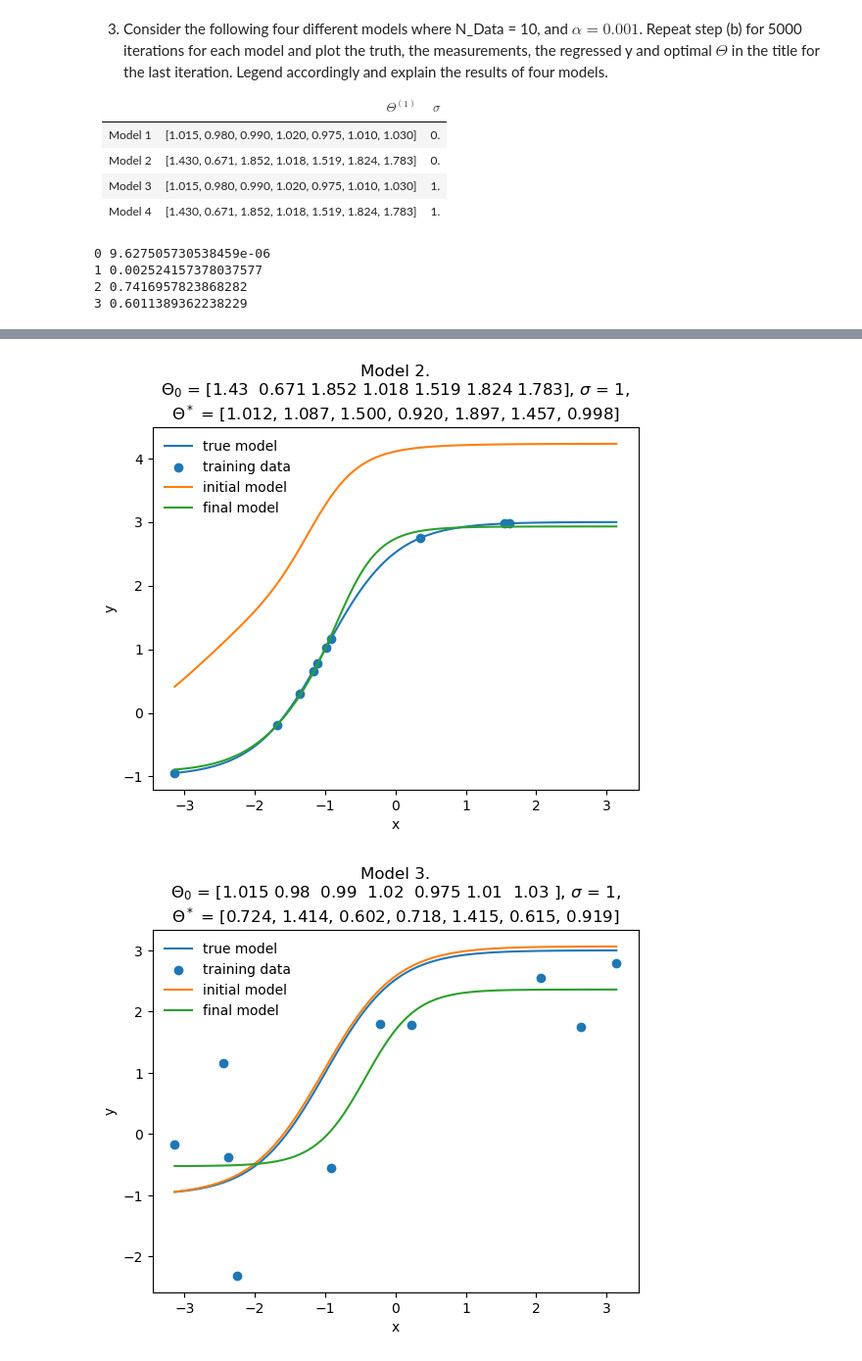
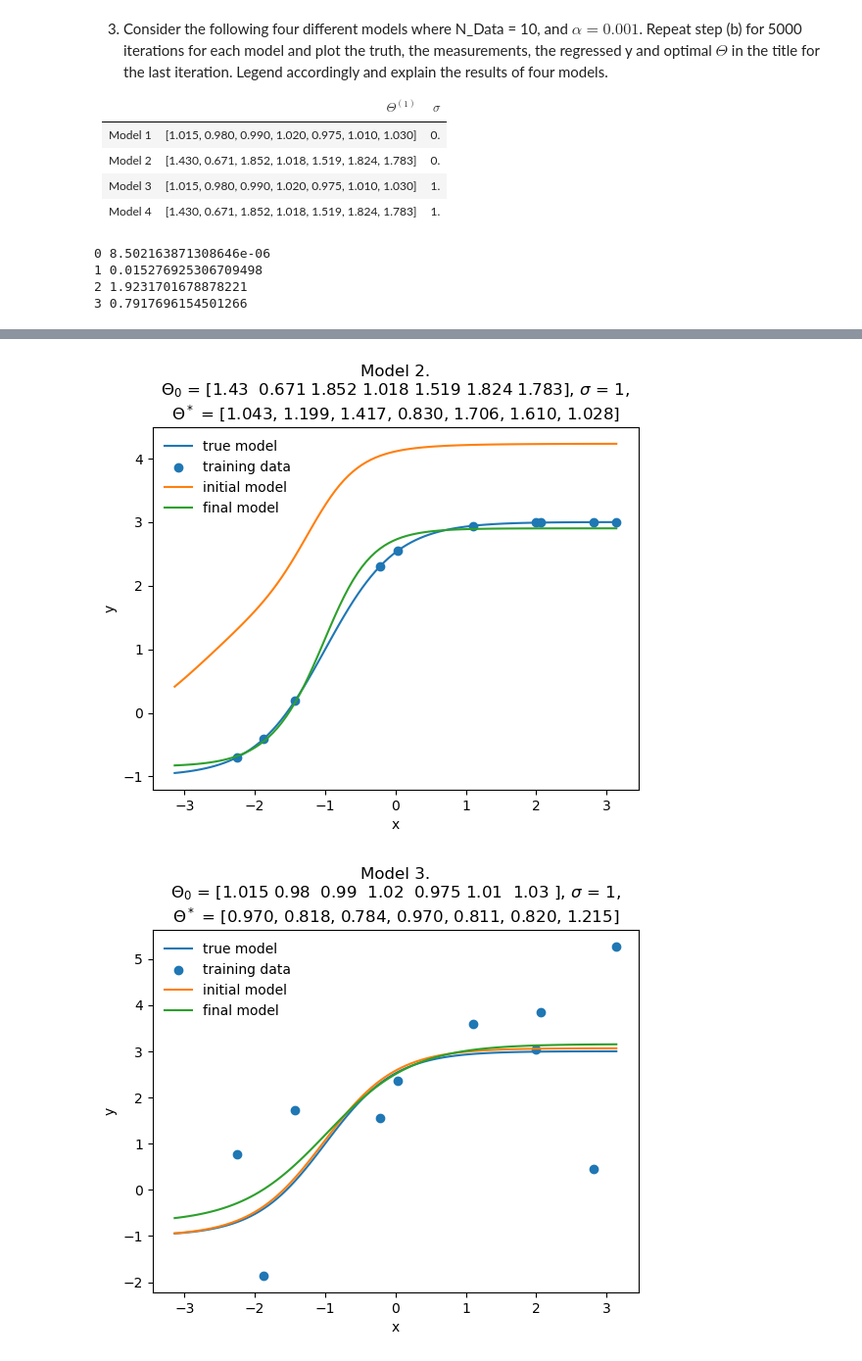
Before and after one commit to mattragoza/ME2063, a Jupyter notebook: hw7/Homework-7_answers.ipynb, the cells around one changed output, grey strips where cells are left out. Shown at 98% size. Drawn from its saved outputs; the diff is of its cells as text; code cells hidden in the pictures.

```diff
--- a/hw7/Homework-7_answers.ipynb
+++ b/hw7/Homework-7_answers.ipynb
@@ -345,11 +345,7 @@ thetas = np.array([
 ])
 sigmas = [0, 0, 1, 1]
 
-x_data = x_true[I]
-y_data = y_true[I] + (sigma**2)*np.random.normal(size=(N_data,))
-
 for i, theta0 in enumerate(thetas):
-    I = np.random.choice(N_true, N_data)
     x_data_i = x_true[I]
     y_data_i = y_true[I] + (sigmas[i]**2)*np.random.normal(size=(N_data,))
     errors, thetas = gd(lambda t: E(x_data_i, y_data_i, theta=t), theta0)
@@ -370,7 +366,7 @@ for i, theta0 in enumerate(thetas):
     plt.ylabel('y')
     plt.xlabel('x')
 # %% [output]
-0 9.627505730538459e-06
-1 0.002524157378037577
-2 0.7416957823868282
-3 0.6011389362238229
+0 8.502163871308646e-06
+1 0.015276925306709498
+2 1.9231701678878221
+3 0.7917696154501266
@@ -378,2 +374,2 @@ for i, theta0 in enumerate(thetas):
-[figure, old version]
+[figure, new version]
-[figure, old version]
+[figure, new version]
```
Also changed, not shown: parts of 2 cells of this notebook.
